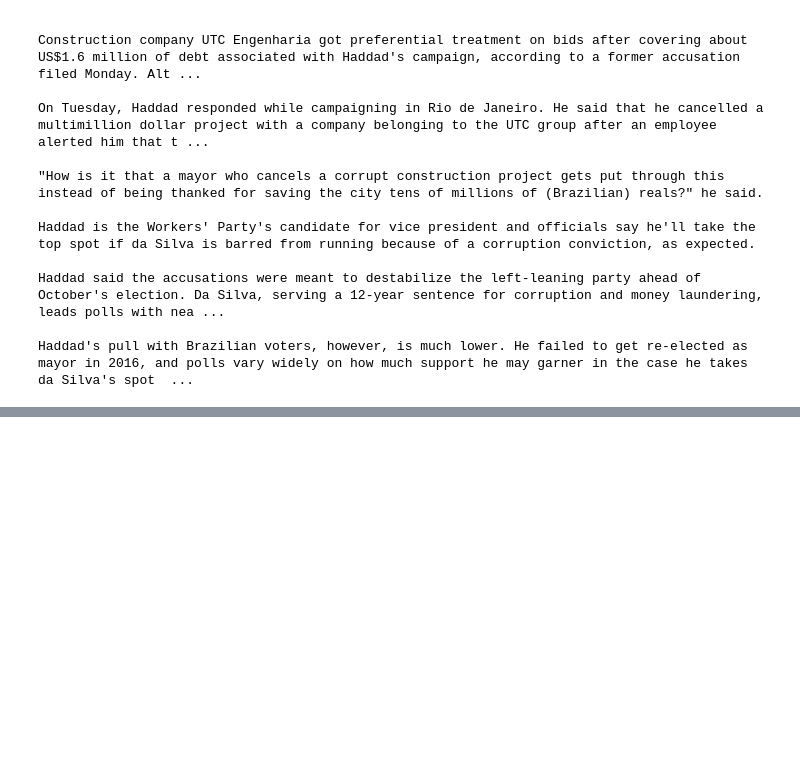
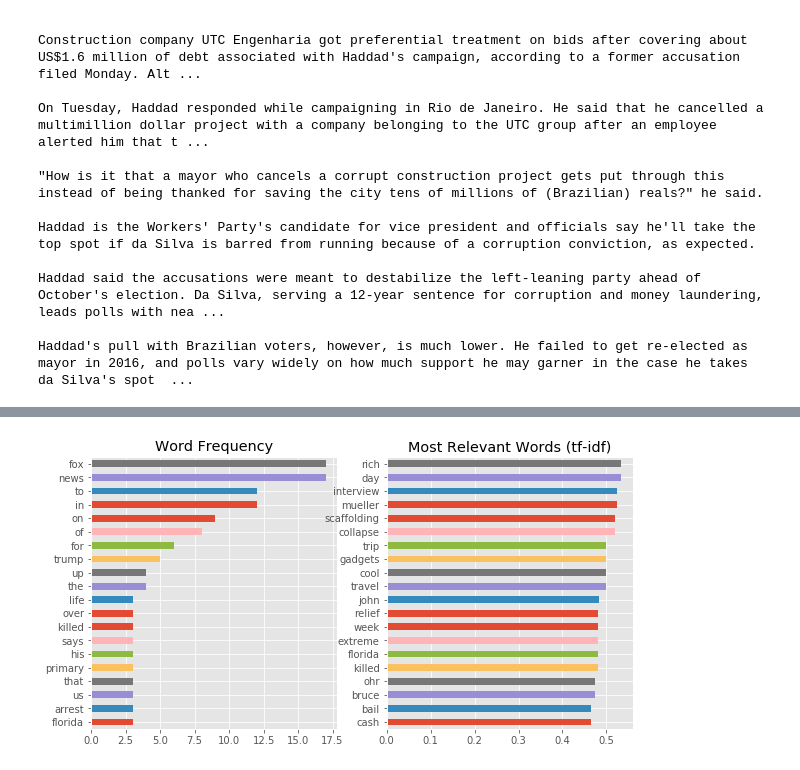
Before and after one commit to browlm13/news_source_scraping, a Jupyter notebook: news_scraper.ipynb, the cells around one changed output, grey strips where cells are left out. Cells and saved outputs as stored; diff of their text form; code cells hidden in the pictures; blank space fills up the shorter version.

```diff
--- a/news_scraper.ipynb
+++ b/news_scraper.ipynb
@@ -225,0 +250,7 @@ number of articles collected: 50
+# %%
+from sklearn.feature_extraction.text import CountVectorizer
+count_vect = CountVectorizer() # an object capable of counting words in a document!
+
+# count_vect.fit(summary_text)
+# count_vect.transform(summary_text)
+bag_words = count_vect.fit_transform(summary_text)
@@ -225,0 +267,6 @@ number of articles collected: 50
+# %%
+# now let's create a pandas API out of this
+import pandas as pd
+
+pd.options.display.max_columns = 999
+df = pd.DataFrame(data=bag_words.toarray(),columns=count_vect.get_feature_names())
@@ -225,0 +378,10 @@ number of articles collected: 50
+# %%
+# now lets do the transformation with a smaller vocabulary
+tfidf_vect = TfidfVectorizer(stop_words='english',
+                             max_df=0.4,
+                             min_df=0.001)
+news_tfidf = tfidf_vect.fit_transform(summary_text)
+print(news_tfidf.shape)
+vec=news_tfidf.max(axis=0)
+df_tfidf_reduced = pd.DataFrame(data=vec.toarray(),columns=tfidf_vect.get_feature_names())
+df_tfidf_reduced.max().sort_values()[-10:]
@@ -225,0 +428,24 @@ number of articles collected: 50
+# %%
+# Start by just plotting what we previously grouped!
+Top20words=df.sum().sort_values()[-20:]
+Top20relvantwords = df_tfidf_reduced.max().sort_values()[-20:]
+
+plt.style.use('ggplot')
+
+fig = plt.figure(figsize=(15,5))
+
+plt.subplot(1,3,1)
+Top20words.plot(kind='barh')
+plt.title('Word Frequency')
+
+plt.subplot(1,3,2)
+Top20relvantwords.plot(kind='barh')
+
+#plt.subplot(1,3,3)
+#df_imputed.Age.plot.hist(bins=20, )
+#df_imputed.Age.plot.kde(bw_method=0.1, secondary_y=True)
+plt.title('Most Relevant Words (tf-idf)')
+
+plt.show()
+# %% [output]
+[figure, added]
```
Also changed, not shown: parts of 19 cells of this notebook.
